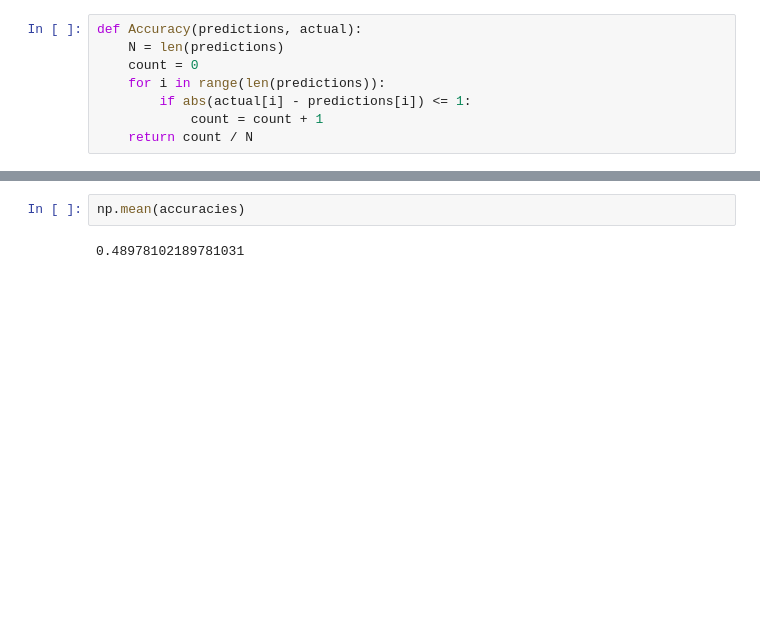
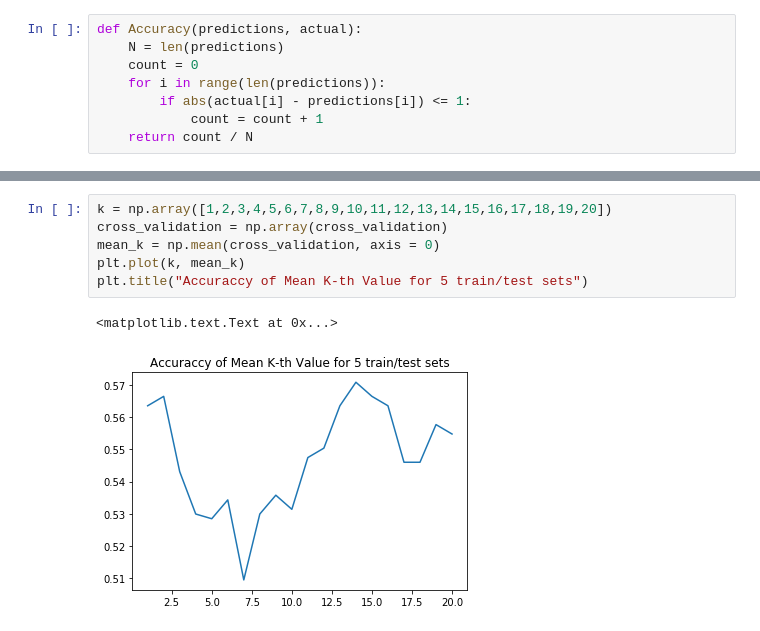
Before and after one commit to rdavtian/CPE-466-Final-Project, a Jupyter notebook: TestingK_five_classes.ipynb, the cells around one changed output, grey strips where cells are left out. Drawn from its saved outputs; the diff is of its cells as text; blank space fills up the shorter version.

```diff
--- a/TestingK_five_classes.ipynb
+++ b/TestingK_five_classes.ipynb
@@ -190,4 +217,9 @@ accuracies
-# %%
-np.mean(accuracies)
-# %% [output]
-0.48978102189781031
+# %%
+k = np.array([1,2,3,4,5,6,7,8,9,10,11,12,13,14,15,16,17,18,19,20])
+cross_validation = np.array(cross_validation)
+mean_k = np.mean(cross_validation, axis = 0)
+plt.plot(k, mean_k)
+plt.title("Accuraccy of Mean K-th Value for 5 train/test sets")
+# %% [output]
+<matplotlib.text.Text at 0x...>
+[figure, added]
```
Also changed, not shown: parts of 13 cells of this notebook.
